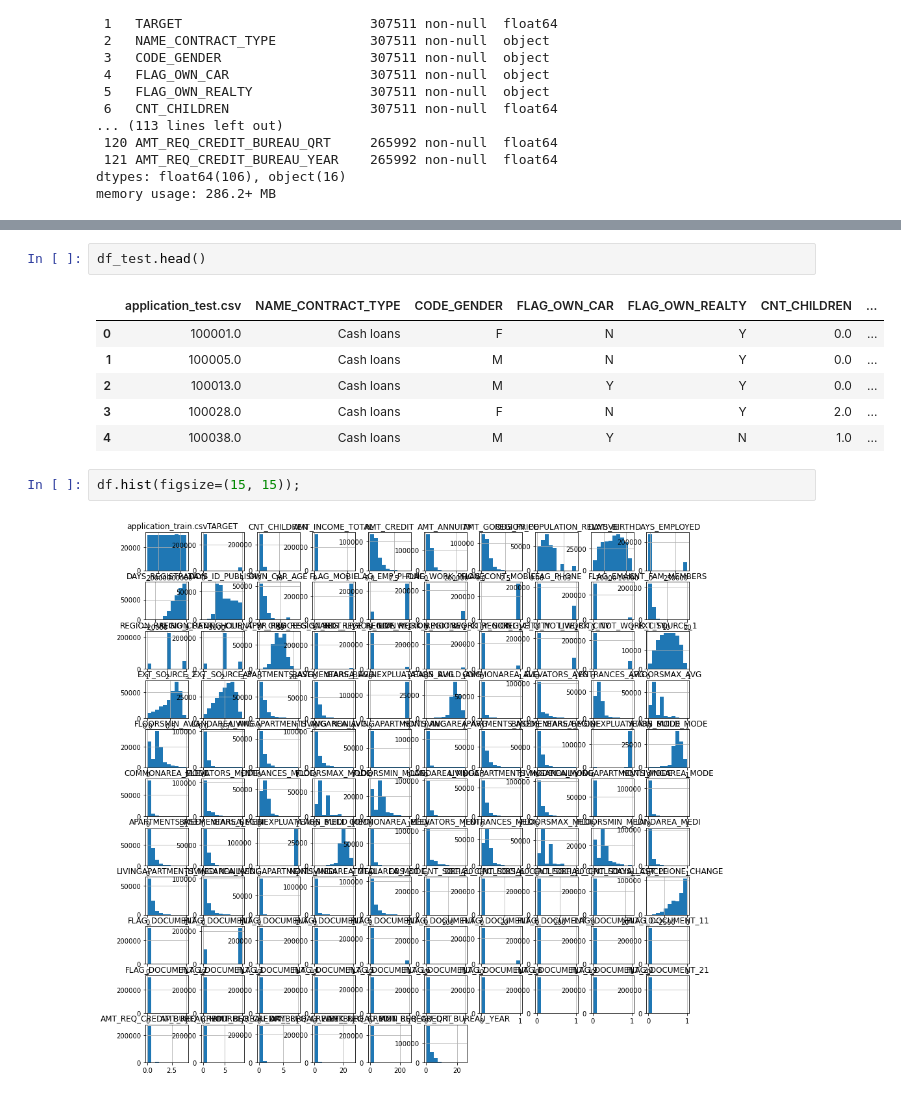
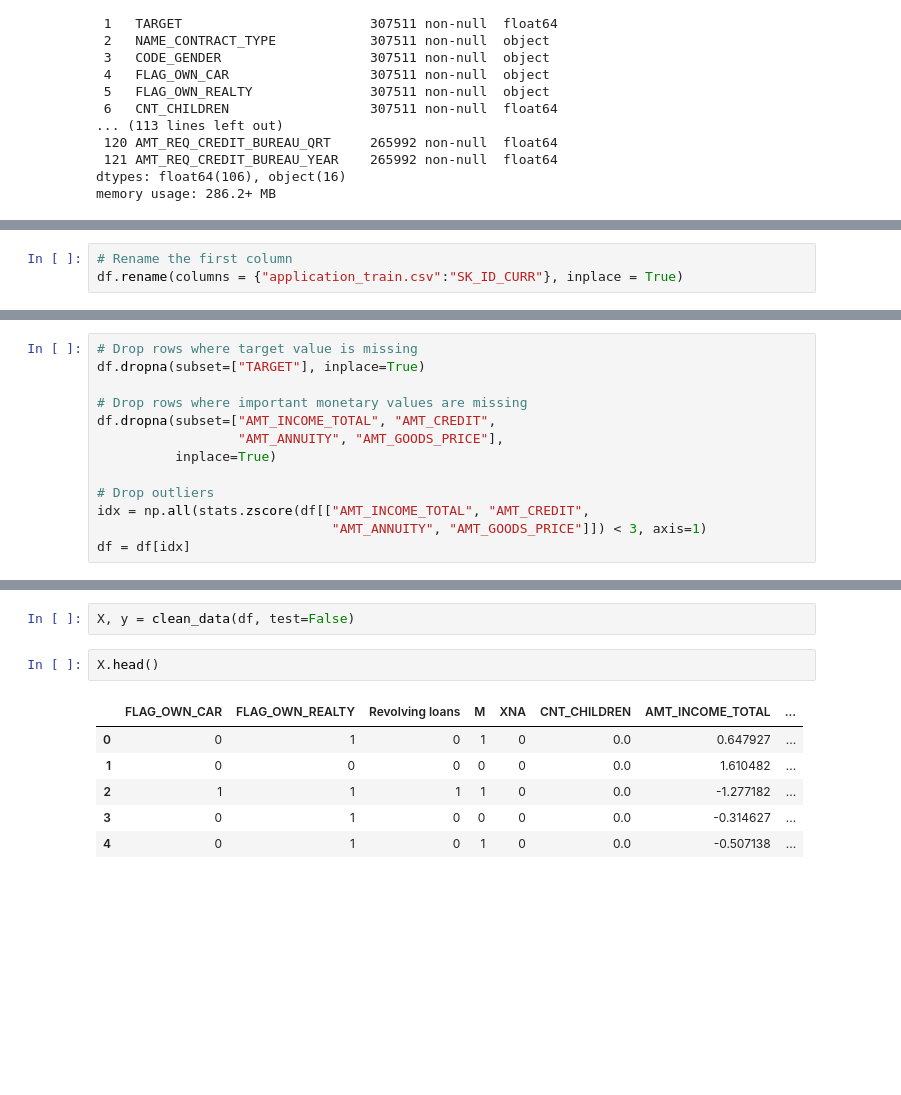
Before and after one commit to chandrakanthHA/Home_Credit, a Jupyter notebook: Initial_EDA.ipynb, the cells around one changed output, grey strips where cells are left out. Cells and saved outputs as stored; diff of their text form; blank space fills up the shorter version.

```diff
--- a/Initial_EDA.ipynb
+++ b/Initial_EDA.ipynb
@@ -181,0 +195,3 @@ df_test.shape
+# %%
+# Rename the first column
+df.rename(columns = {"application_train.csv":"SK_ID_CURR"}, inplace = True)
@@ -181,0 +204,13 @@ df_test.shape
+# %%
+# Drop rows where target value is missing
+df.dropna(subset=["TARGET"], inplace=True)
+
+# Drop rows where important monetary values are missing
+df.dropna(subset=["AMT_INCOME_TOTAL", "AMT_CREDIT",
+                  "AMT_ANNUITY", "AMT_GOODS_PRICE"],
+          inplace=True)
+
+# Drop outliers
+idx = np.all(stats.zscore(df[["AMT_INCOME_TOTAL", "AMT_CREDIT",
+                              "AMT_ANNUITY", "AMT_GOODS_PRICE"]]) < 3, axis=1)
+df = df[idx]
@@ -182,13 +340,11 @@ df_test.shape
+# %%
+X, y = clean_data(df, test=False)
 # %%
-df_test.head()
+X.head()
 # %% [output]
-|  | application_test.csv | NAME_CONTRACT_TYPE | CODE_GENDER | FLAG_OWN_CAR | FLAG_OWN_REALTY | CNT_CHILDREN | ... |
-| 0 | 100001.0 | Cash loans | F | N | Y | 0.0 | ... |
-| 1 | 100005.0 | Cash loans | M | N | Y | 0.0 | ... |
-| 2 | 100013.0 | Cash loans | M | Y | Y | 0.0 | ... |
-| 3 | 100028.0 | Cash loans | F | N | Y | 2.0 | ... |
-| 4 | 100038.0 | Cash loans | M | Y | N | 1.0 | ... |
+|  | FLAG_OWN_CAR | FLAG_OWN_REALTY | Revolving loans | M | XNA | CNT_CHILDREN | AMT_INCOME_TOTAL | ... |
+| 0 | 0 | 1 | 0 | 1 | 0 | 0.0 | 0.647927 | ... |
+| 1 | 0 | 0 | 0 | 0 | 0 | 0.0 | 1.610482 | ... |
+| 2 | 1 | 1 | 1 | 1 | 0 | 0.0 | -1.277182 | ... |
+| 3 | 0 | 1 | 0 | 0 | 0 | 0.0 | -0.314627 | ... |
+| 4 | 0 | 1 | 0 | 1 | 0 | 0.0 | -0.507138 | ... |
-# %%
-df.hist(figsize=(15, 15));
-# %% [output]
-[figure, removed]
```
Also changed, not shown: parts of 25 cells of this notebook.
